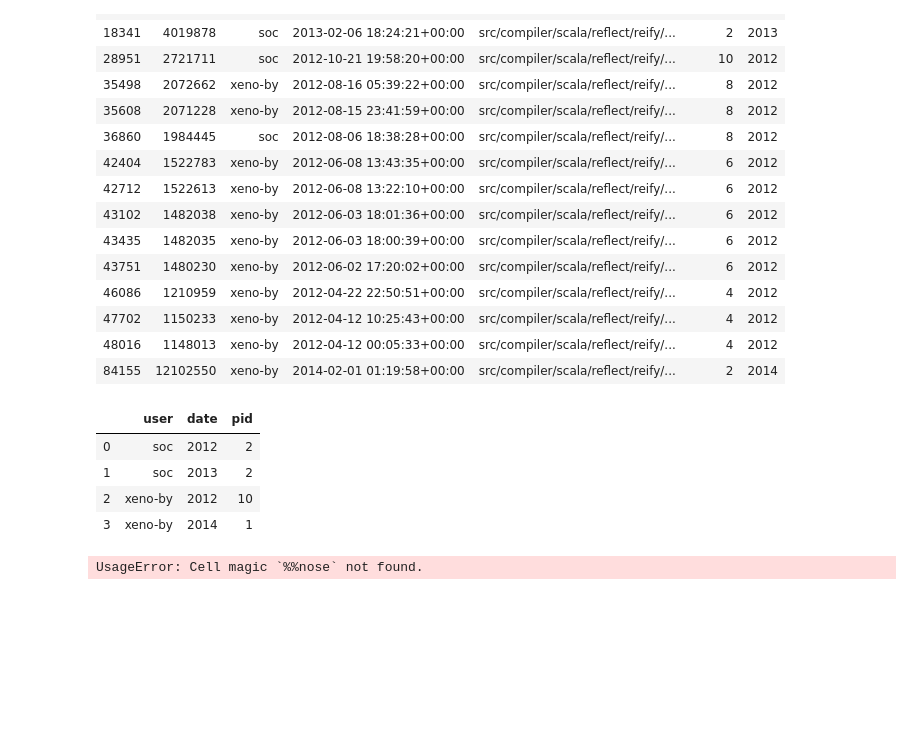
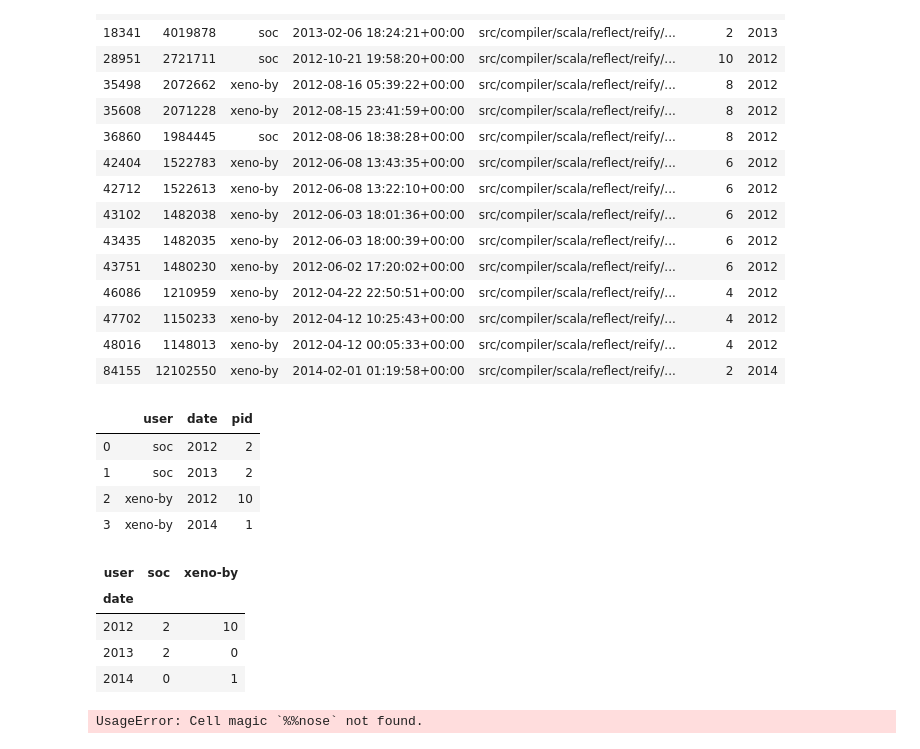
Before and after one commit to Hotlynn2/THE-GITHUB-HISTORY-OF-THE-SCALA-LANGUAGE, a Jupyter notebook: Scal Real-world project.ipynb, the cells around one changed output. Saved outputs shown, nothing was run; the diff lists cells and outputs as text; code cells hidden in the pictures; blank space fills up the shorter version.

```diff
--- a/Scal Real-world project.ipynb
+++ b/Scal Real-world project.ipynb
@@ -524,6 +524,14 @@ grouped
 | 1 | soc | 2013 | 2 |
 | 2 | xeno-by | 2012 | 10 |
 | 3 | xeno-by | 2014 | 1 |
+# %%
+by_file_wide
+# %% [output]
+| user | soc | xeno-by |
+| date |  |  |
+| 2012 | 2 | 10 |
+| 2013 | 2 | 0 |
+| 2014 | 0 | 1 |
 # %%
 %%nose
 
```
